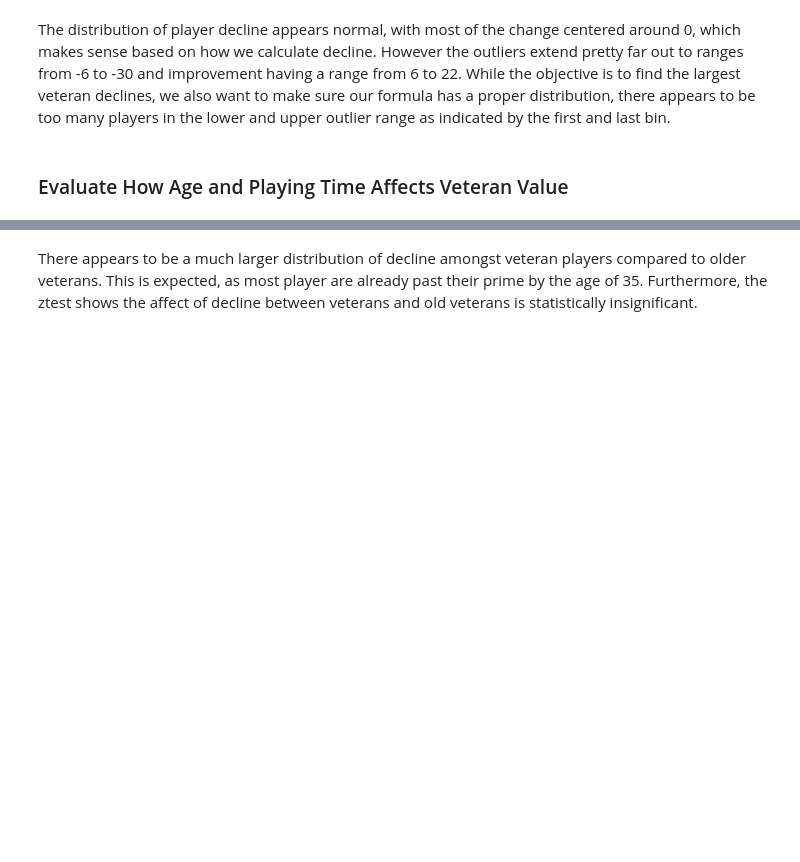
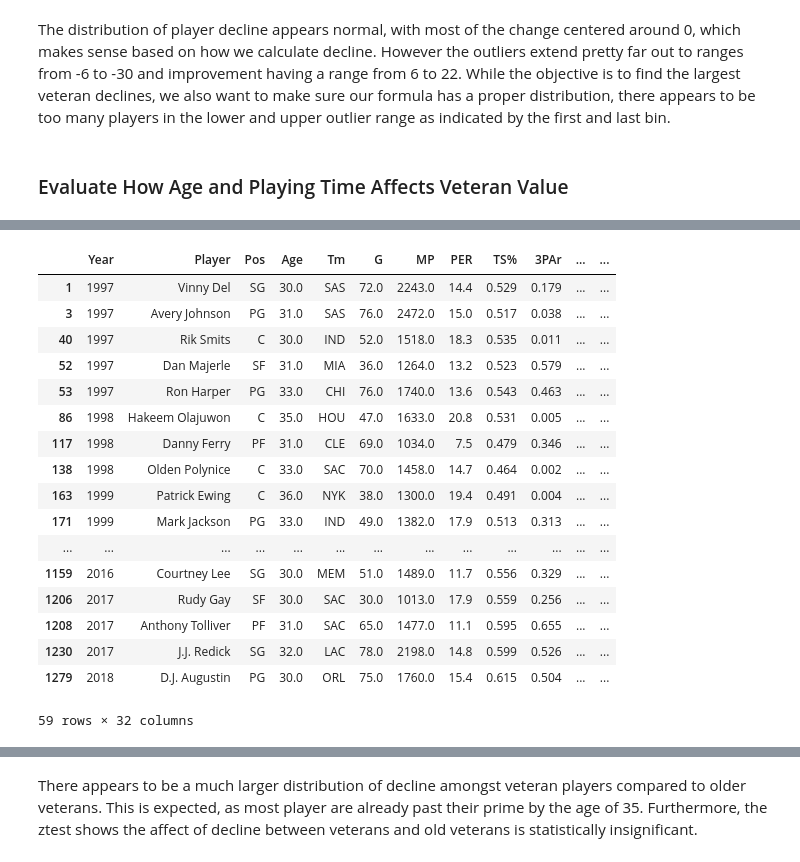
Before and after one commit to GauravMohan1/NBA-Veteran_Analysis, a Jupyter notebook: regression_analysis.ipynb, the cells around one changed output, grey strips where cells are left out. Saved outputs shown, nothing was run; the diff lists cells and outputs as text; code cells hidden in the pictures; blank space fills up the shorter version.

```diff
--- a/regression_analysis.ipynb
+++ b/regression_analysis.ipynb
@@ -264,3 +269,24 @@ plt.legend(fontsize=12)
+# %%
+df.loc[(df['Veteran Value'] >2000)]
+# %% [output]
+|  | Year | Player | Pos | Age | Tm | G | MP | PER | TS% | 3PAr | ... | ... |
+| 1 | 1997 | Vinny Del | SG | 30.0 | SAS | 72.0 | 2243.0 | 14.4 | 0.529 | 0.179 | ... | ... |
+| 3 | 1997 | Avery Johnson | PG | 31.0 | SAS | 76.0 | 2472.0 | 15.0 | 0.517 | 0.038 | ... | ... |
+| 40 | 1997 | Rik Smits | C | 30.0 | IND | 52.0 | 1518.0 | 18.3 | 0.535 | 0.011 | ... | ... |
+| 52 | 1997 | Dan Majerle | SF | 31.0 | MIA | 36.0 | 1264.0 | 13.2 | 0.523 | 0.579 | ... | ... |
+| 53 | 1997 | Ron Harper | PG | 33.0 | CHI | 76.0 | 1740.0 | 13.6 | 0.543 | 0.463 | ... | ... |
+| 86 | 1998 | Hakeem Olajuwon | C | 35.0 | HOU | 47.0 | 1633.0 | 20.8 | 0.531 | 0.005 | ... | ... |
+| 117 | 1998 | Danny Ferry | PF | 31.0 | CLE | 69.0 | 1034.0 | 7.5 | 0.479 | 0.346 | ... | ... |
+| 138 | 1998 | Olden Polynice | C | 33.0 | SAC | 70.0 | 1458.0 | 14.7 | 0.464 | 0.002 | ... | ... |
+| 163 | 1999 | Patrick Ewing | C | 36.0 | NYK | 38.0 | 1300.0 | 19.4 | 0.491 | 0.004 | ... | ... |
+| 171 | 1999 | Mark Jackson | PG | 33.0 | IND | 49.0 | 1382.0 | 17.9 | 0.513 | 0.313 | ... | ... |
+| ... | ... | ... | ... | ... | ... | ... | ... | ... | ... | ... | ... | ... |
+| 1159 | 2016 | Courtney Lee | SG | 30.0 | MEM | 51.0 | 1489.0 | 11.7 | 0.556 | 0.329 | ... | ... |
+| 1206 | 2017 | Rudy Gay | SF | 30.0 | SAC | 30.0 | 1013.0 | 17.9 | 0.559 | 0.256 | ... | ... |
+| 1208 | 2017 | Anthony Tolliver | PF | 31.0 | SAC | 65.0 | 1477.0 | 11.1 | 0.595 | 0.655 | ... | ... |
+| 1230 | 2017 | J.J. Redick | SG | 32.0 | LAC | 78.0 | 2198.0 | 14.8 | 0.599 | 0.526 | ... | ... |
+| 1279 | 2018 | D.J. Augustin | PG | 30.0 | ORL | 75.0 | 1760.0 | 15.4 | 0.615 | 0.504 | ... | ... |
+59 rows × 32 columns
 # %%
 def ztest(d1, d2, label):
     from statsmodels.stats.weightstats import CompareMeans
```
Also changed, not shown: parts of 18 cells of this notebook, 2 other files.
